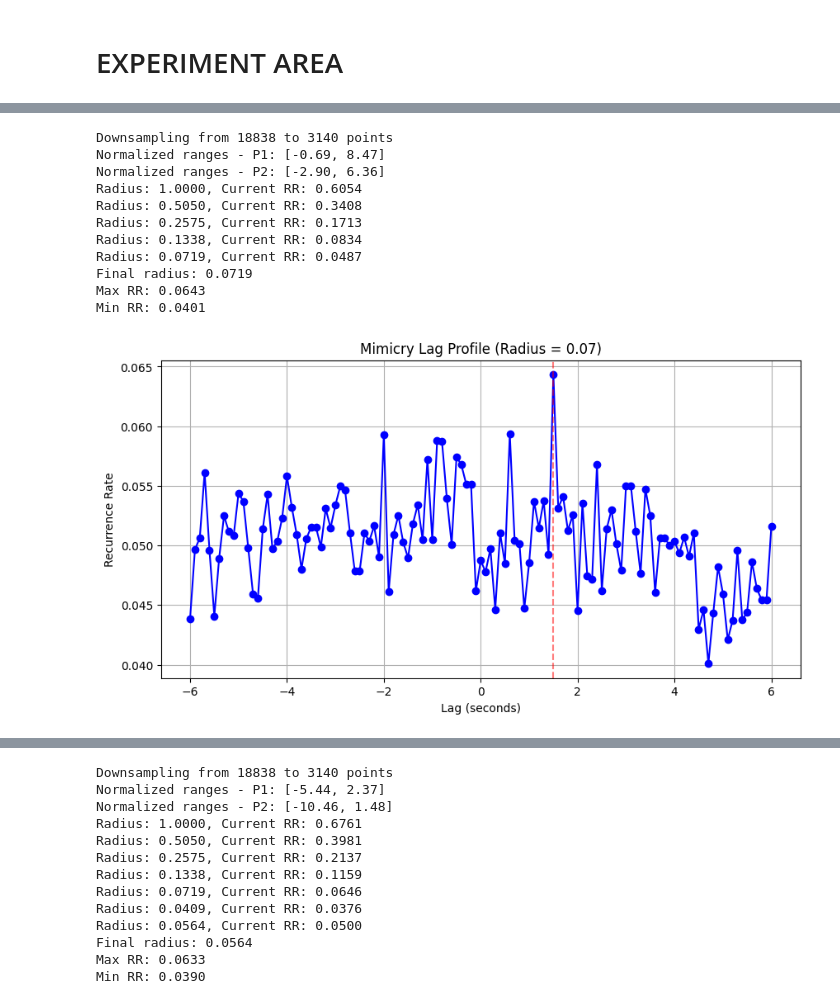
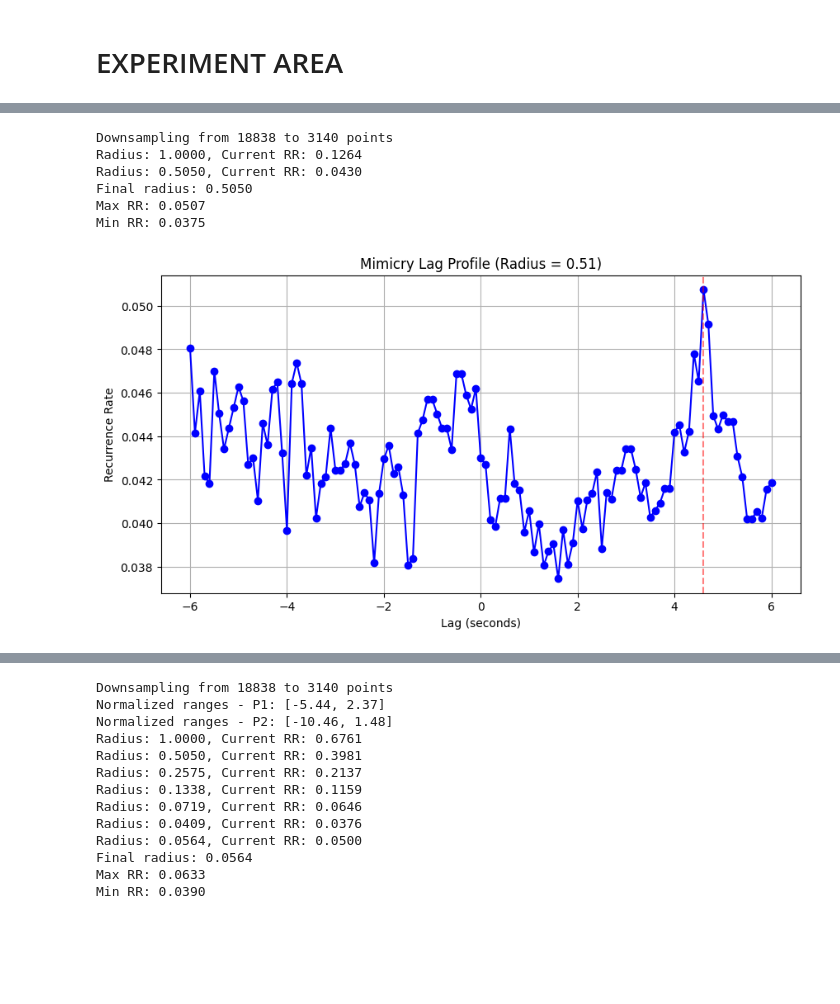
Before and after one commit to erikfrohn/facial-expression-interpersonal-association, a Jupyter notebook: main.ipynb, the cells around one changed output, grey strips where cells are left out. Drawn from its saved outputs; the diff is of its cells as text; code cells hidden in the pictures; blank space fills up the shorter version.

```diff
--- a/main.ipynb
+++ b/main.ipynb
@@ -311,31 +144,26 @@ Min RR: 0.0336
 # %%
 import pandas as pd
 import util.feature_selection as fs
 import util.correlation_measure as cm
 import matplotlib.pyplot as plt
 import seaborn as sns
 import numpy as np
 import os
 
 files1 = os.path.join(LOCATION, '07_08', FEATURE_FOLDER)
 files2 = os.path.join(LOCATION, '09_10', FEATURE_FOLDER)
 nav = pd.read_csv(os.path.join(files1, 'pp07_reschu_run_1_factors.csv'))
 pil = pd.read_csv(os.path.join(files1, 'pp08_reschu_run_1_factors.csv'))
 
-lags, rr_profile, radius = cm.crqa_lag_analysis(nav['f1'].values, pil['f1'].values, debug=True)
+lags, rr_profile, radius = cm.crqa_lag_analysis(nav['f1'].values, pil['f1'].values, normalize=False, debug=True)
 # %% [output]
 Downsampling from 18838 to 3140 points
-Normalized ranges - P1: [-0.69, 8.47]
-Normalized ranges - P2: [-2.90, 6.36]
-Radius: 1.0000, Current RR: 0.6054
-Radius: 0.5050, Current RR: 0.3408
-Radius: 0.2575, Current RR: 0.1713
-Radius: 0.1338, Current RR: 0.0834
-Radius: 0.0719, Current RR: 0.0487
-Final radius: 0.0719
-Max RR: 0.0643
-Min RR: 0.0401
+Radius: 1.0000, Current RR: 0.1264
+Radius: 0.5050, Current RR: 0.0430
+Final radius: 0.5050
+Max RR: 0.0507
+Min RR: 0.0375
-[figure, old version]
+[figure, new version]
 # %%
 import pandas as pd
 import util.feature_selection as fs
```
Also changed, not shown: parts of 18 cells of this notebook.
